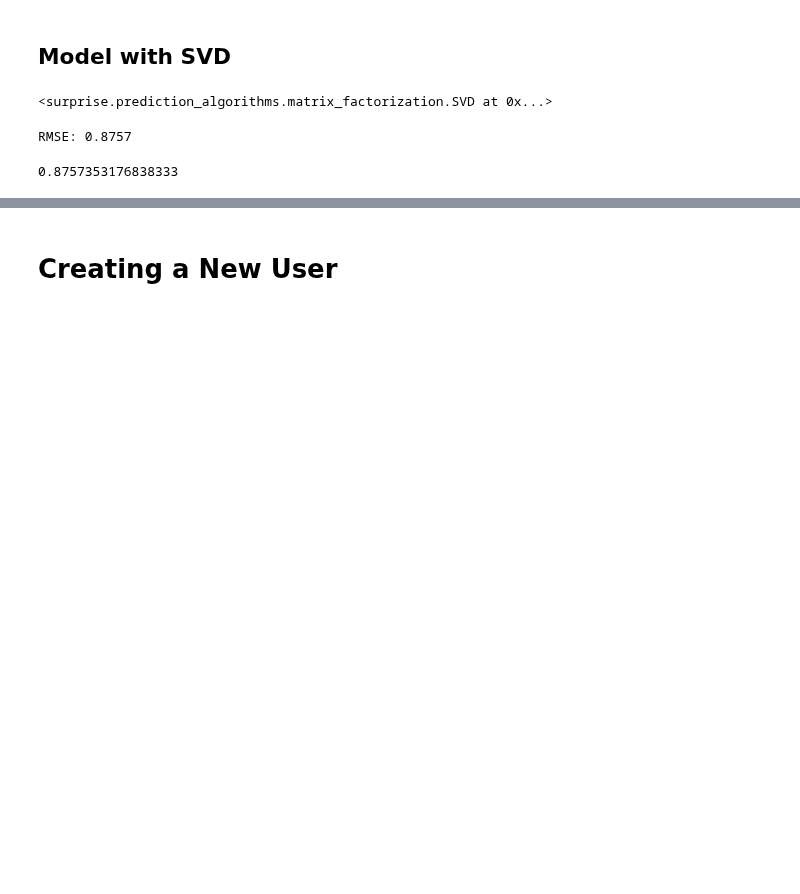
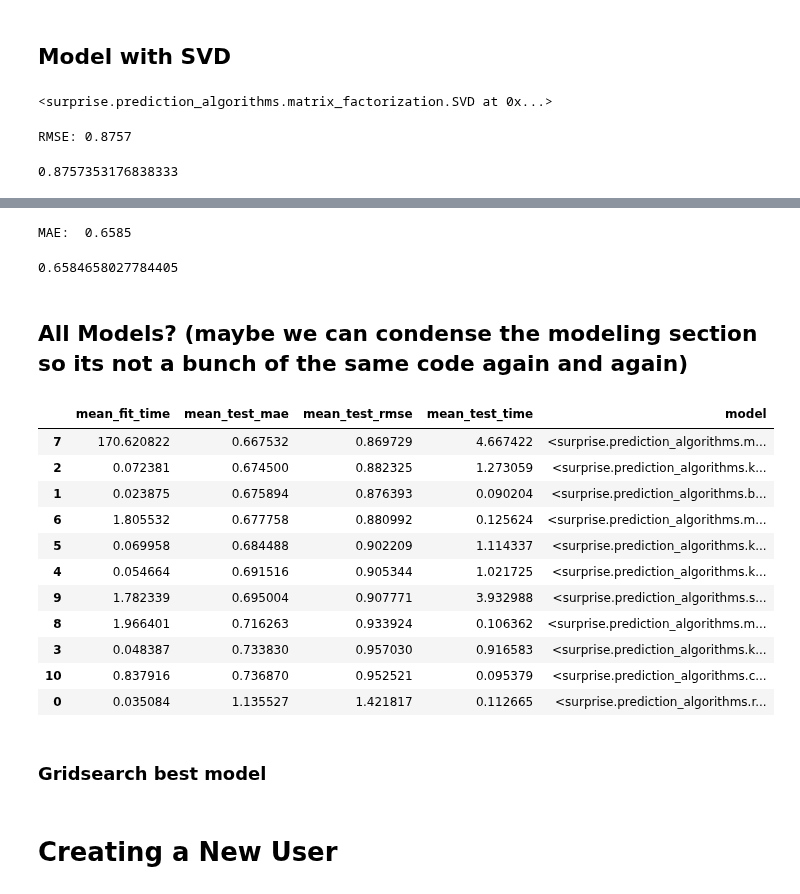
Before and after one commit to JasmineHuang25/rec-systems-project, a Jupyter notebook: Matt_notebook.ipynb, the cells around one changed output, grey strips where cells are left out. Saved outputs shown, nothing was run; the diff lists cells and outputs as text; code cells hidden in the pictures; blank space fills up the shorter version.

Commit message:
some words and some models

```diff
--- a/Matt_notebook.ipynb
+++ b/Matt_notebook.ipynb
@@ -383,0 +407,13 @@ RMSE: 0.8734
+# %%
+cv = cross_validate(baseline, data, n_jobs=3)
+# %%
+results_df = pd.DataFrame()
+results_dict = {'model': baseline}
+
+for item in cv.items():
+#     results_dict = {}
+    results_dict[f"mean_{item[0]}"] = np.mean(item[-1])
+    print(item[0])
+    print(np.mean(item[-1]))
+
+results_df.append(results_dict, ignore_index=True, sort=False)
@@ -413,0 +485,7 @@ RMSE: 0.8757
+# %%
+accuracy.mae(svdpp_predictions)
+# %% [output]
+MAE:  0.6585
+0.6584658027784405
+# %% [markdown]
+## All Models? (maybe we can condense the modeling section so its not a bunch of the same code again and again)
@@ -413,0 +495,33 @@ RMSE: 0.8757
+# %%
+models_list = [NormalPredictor(), BaselineOnly(), KNNBaseline(random_state=42),
+               KNNBasic(random_state=42), KNNWithMeans(random_state=42),
+               KNNWithZScore(random_state=42), SVD(random_state=42),
+               SVDpp(random_state=42), NMF(random_state=42), SlopeOne(),
+               CoClustering(random_state=42)]
+# %%
+results_df = pd.DataFrame()
+
+for model in models_list:
+    model_dict = {}
+    temp_model = cross_validate(model, data, cv=3, n_jobs=3, verbose=False)
+    model_dict['model'] = model
+    for item in temp_model.items():
+        model_dict[f"mean_{item[0]}"] = np.mean(item[-1])
+    results_df = results_df.append(model_dict, ignore_index=True, sort=False)
+# %%
+results_df.sort_values('mean_test_mae')
+# %% [output]
+|  | mean_fit_time | mean_test_mae | mean_test_rmse | mean_test_time | model |
+| 7 | 170.620822 | 0.667532 | 0.869729 | 4.667422 | <surprise.prediction_algorithms.m... |
+| 2 | 0.072381 | 0.674500 | 0.882325 | 1.273059 | <surprise.prediction_algorithms.k... |
+| 1 | 0.023875 | 0.675894 | 0.876393 | 0.090204 | <surprise.prediction_algorithms.b... |
+| 6 | 1.805532 | 0.677758 | 0.880992 | 0.125624 | <surprise.prediction_algorithms.m... |
+| 5 | 0.069958 | 0.684488 | 0.902209 | 1.114337 | <surprise.prediction_algorithms.k... |
+| 4 | 0.054664 | 0.691516 | 0.905344 | 1.021725 | <surprise.prediction_algorithms.k... |
+| 9 | 1.782339 | 0.695004 | 0.907771 | 3.932988 | <surprise.prediction_algorithms.s... |
+| 8 | 1.966401 | 0.716263 | 0.933924 | 0.106362 | <surprise.prediction_algorithms.m... |
+| 3 | 0.048387 | 0.733830 | 0.957030 | 0.916583 | <surprise.prediction_algorithms.k... |
+| 10 | 0.837916 | 0.736870 | 0.952521 | 0.095379 | <surprise.prediction_algorithms.c... |
+| 0 | 0.035084 | 1.135527 | 1.421817 | 0.112665 | <surprise.prediction_algorithms.r... |
+# %% [markdown]
+### Gridsearch best model
```
Also changed, not shown: parts of 22 cells of this notebook.
